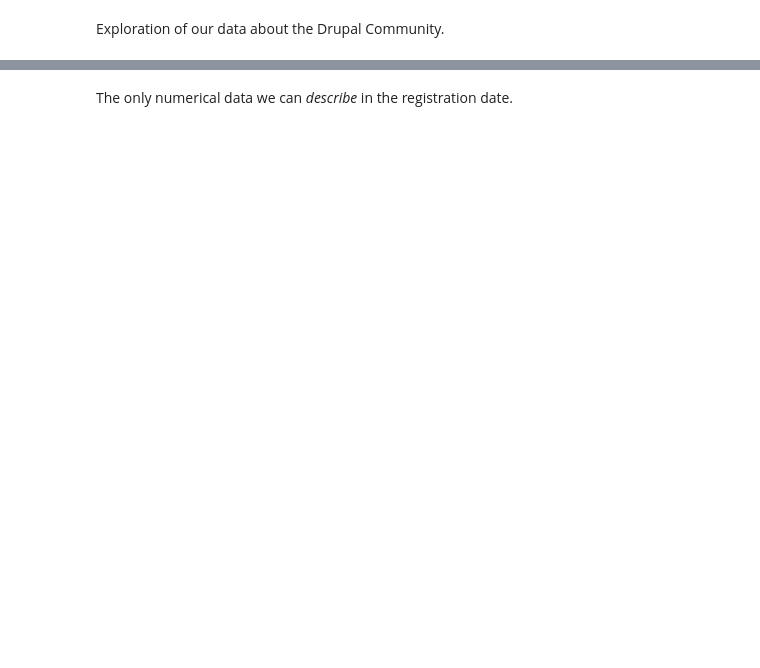
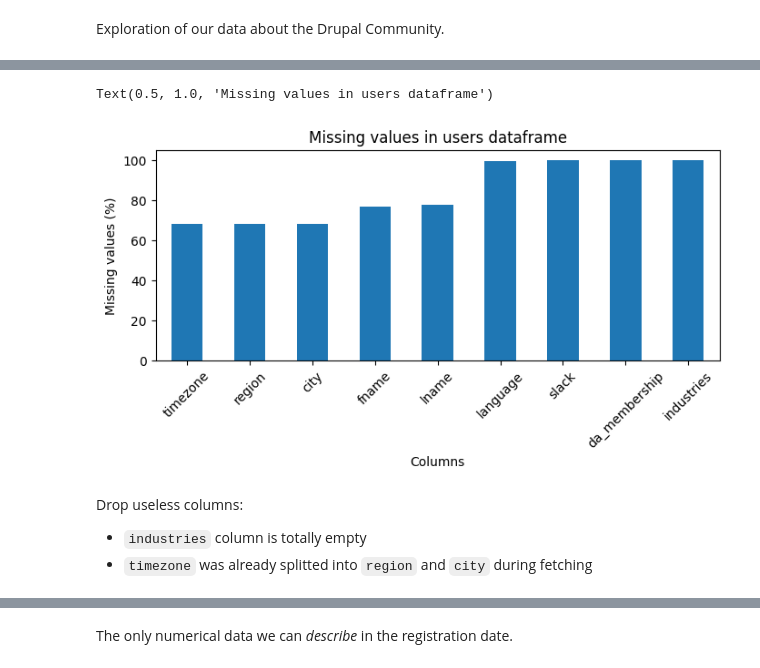
Before and after one commit to MatthieuScarset/drucom, a Jupyter notebook: notebook/exploration.ipynb, the cells around one changed output, grey strips where cells are left out. Drawn from its saved outputs; the diff is of its cells as text; code cells hidden in the pictures; blank space fills up the shorter version.

```diff
--- a/notebook/exploration.ipynb
+++ b/notebook/exploration.ipynb
@@ -137,0 +10,8 @@ KeyError: 'registered_on'
+# %%
+# 📑 Load datasets.
+data = {
+    'users': pd.read_parquet('../data/user.parquet'),
+    'companies': pd.read_parquet('../data/organization.parquet'),
+    'events': pd.read_parquet('../data/event.parquet'),
+    'releases': pd.read_parquet('../data/release.parquet'),
+}
@@ -137,0 +133,9 @@ KeyError: 'registered_on'
+# %%
+users = data['users'].copy()
+events = data['events'].copy()
+
+users['created'] = pd.to_datetime(users['created'], unit='s')
+events['from'] = pd.to_datetime(events['from'], unit='s')
+events['to'] = pd.to_datetime(events['to'], unit='s')
+companies['created'] = pd.to_datetime(companies['created'], unit='s')
+companies['changed'] = pd.to_datetime(companies['changed'], unit='s')
@@ -137,0 +144,5 @@ KeyError: 'registered_on'
+# %%
+missing_values = users.isnull().sum()
+missing_values = missing_values[missing_values > 0]
+display('--- Sums ---', missing_values)
+display('--- Shares (%) --', missing_values/len(users) * 100)
@@ -137,0 +172,18 @@ KeyError: 'registered_on'
+# %%
+# Plot the missing values.
+plt.figure(figsize=(8, 3))
+shares = missing_values / len(users) * 100
+shares.sort_values(ascending=True).plot(kind='bar')
+# Rotate the x-axis labels for better readability.
+plt.xticks(rotation=45)
+plt.xlabel('Columns')
+plt.ylabel('Missing values (%)')
+plt.title('Missing values in users dataframe')
+# %% [output]
+Text(0.5, 1.0, 'Missing values in users dataframe')
+[figure, added]
+# %% [markdown]
+Drop useless columns:
+
+* `industries` column is totally empty
+* `timezone` was already splitted into `region` and `city` during fetching
```
Also changed, not shown: parts of 44 cells of this notebook, 2 other files.
